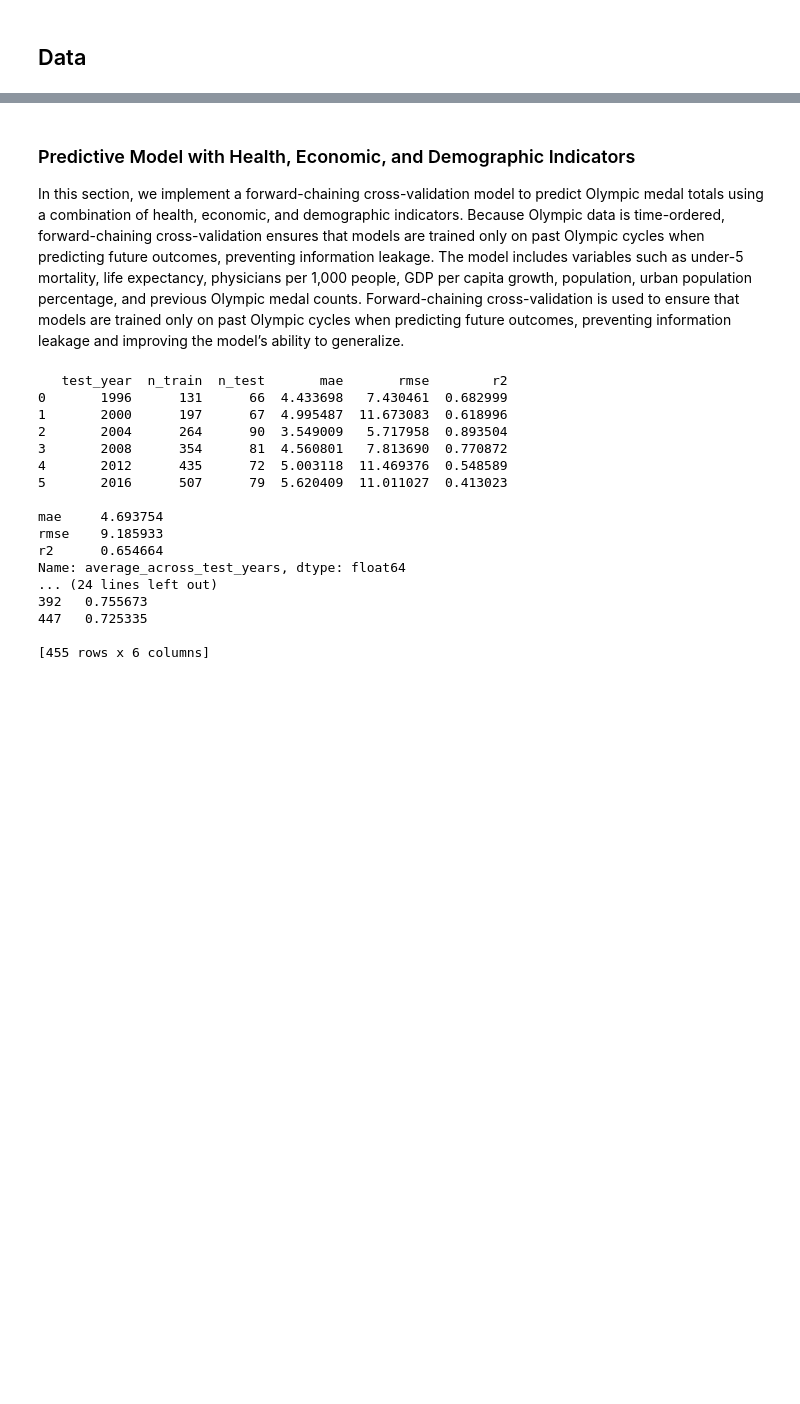
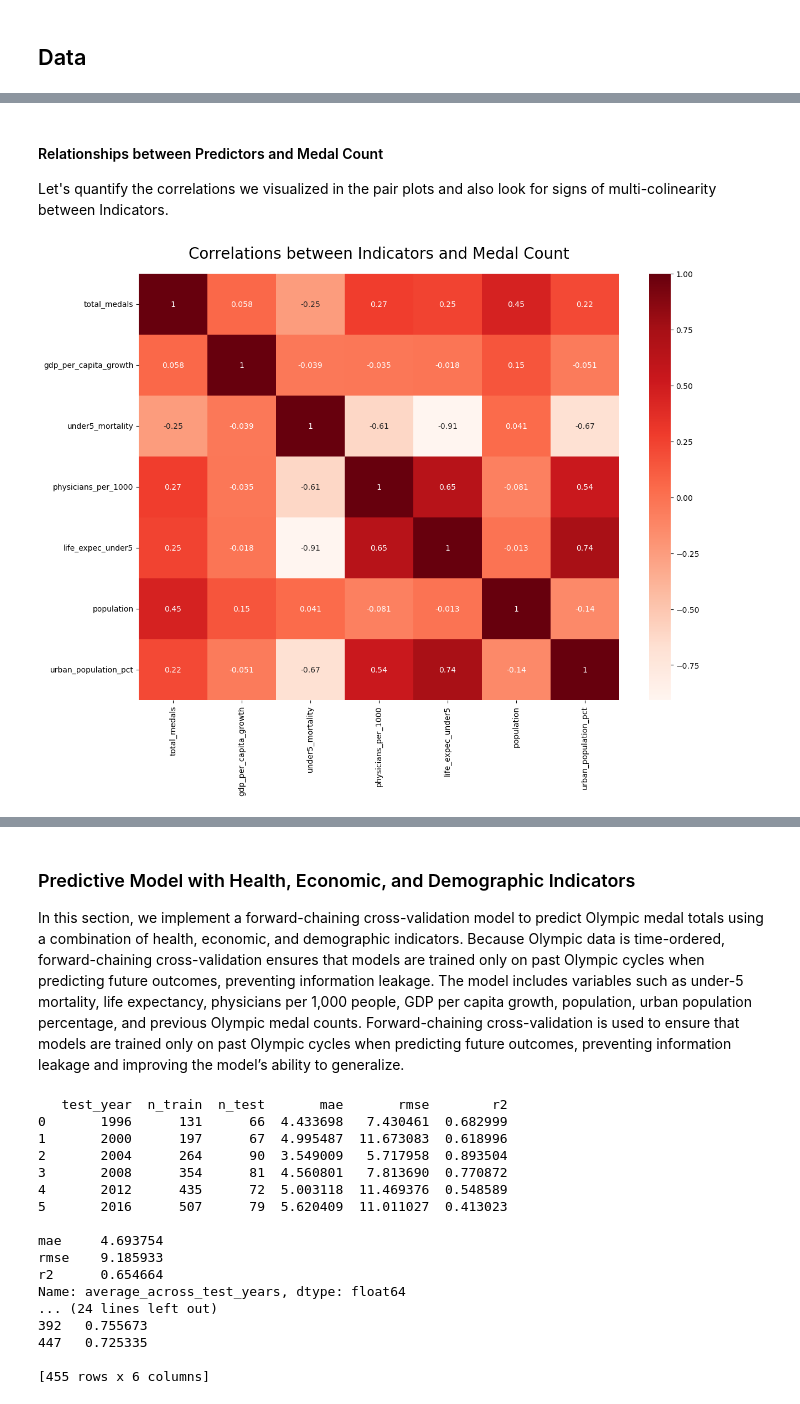
Before and after one commit to COGS108/Group019_WI26, a Jupyter notebook: 03-FinalProject.ipynb, the cells around one changed output, grey strips where cells are left out. Drawn from its saved outputs; the diff is of its cells as text; code cells hidden in the pictures; blank space fills up the shorter version.

```diff
--- a/03-FinalProject.ipynb
+++ b/03-FinalProject.ipynb
@@ -103,0 +217,10 @@ Instructions: REPLACE the contents of this cell with your work, including any up
+# %% [markdown]
+#### Relationships between Predictors and Medal Count
+Let's quantify the correlations we visualized in the pair plots and also look for signs of multi-colinearity between Indicators.
+# %%
+fig, axes = plt.subplots(figsize=(14, 10))
+sns.heatmap(final_df[['total_medals', 'gdp_per_capita_growth', 'under5_mortality', 'physicians_per_1000', 'life_expec_under5', 'population', 'urban_population_pct']].corr(), annot=True, cmap='Reds')
+plt.title('Correlations between Indicators and Medal Count', fontsize=20, pad=20)
+plt.show()
+# %% [output]
+[figure, added]
```
Also changed, not shown: parts of 32 cells of this notebook.
